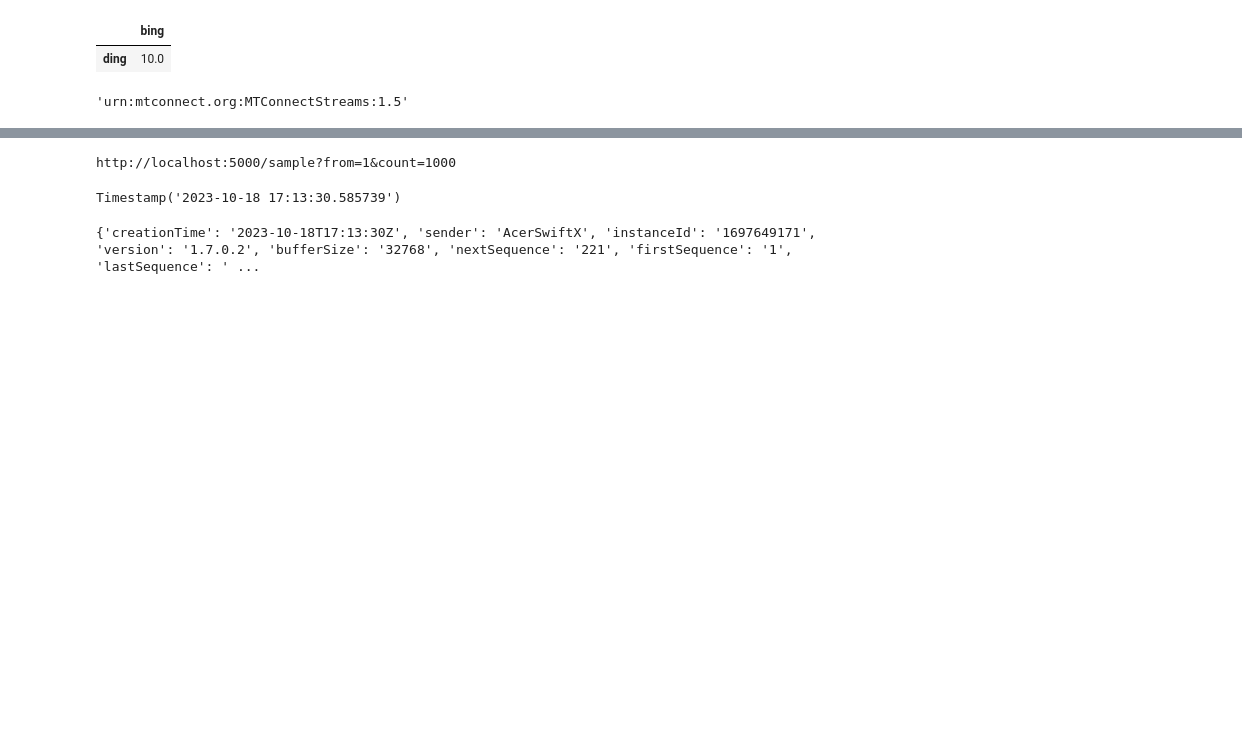
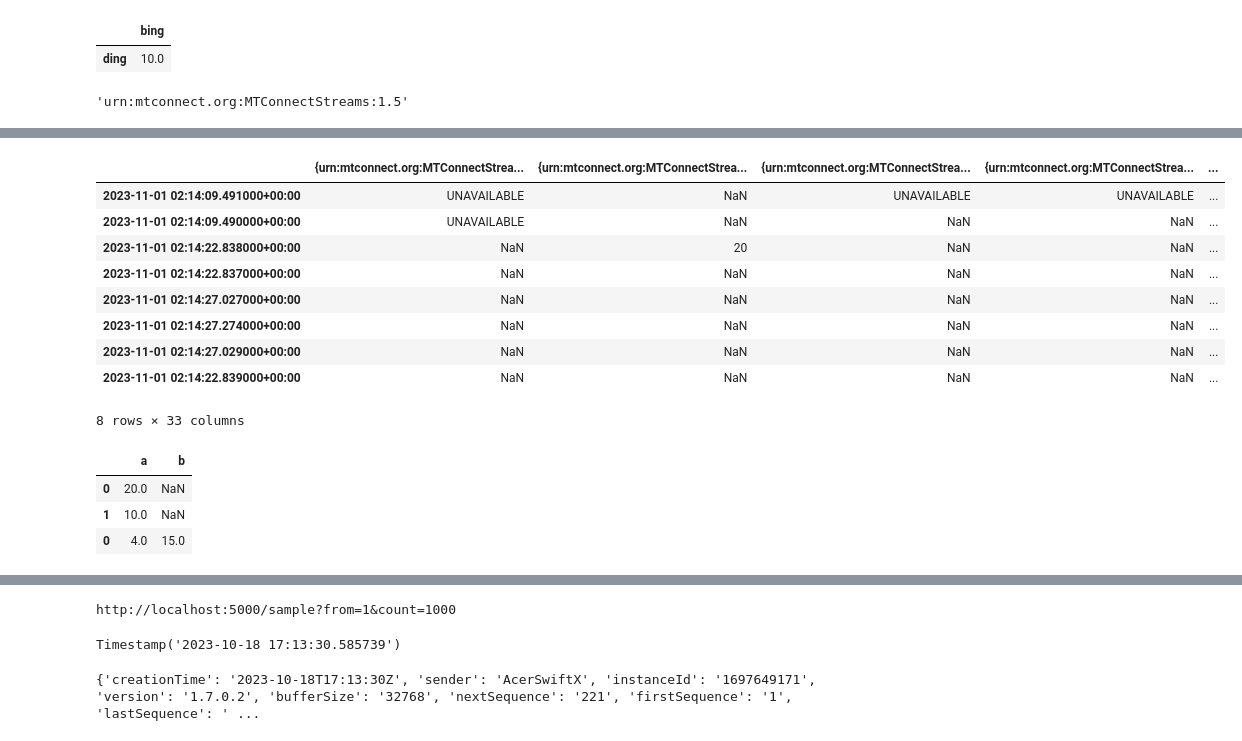
Before and after one commit to vamsi10010/iiot-data-labelling, a Jupyter notebook: notebooks/script_testing.ipynb, the cells around one changed output, grey strips where cells are left out. Drawn from its saved outputs; the diff is of its cells as text; code cells hidden in the pictures; blank space fills up the shorter version.

```diff
--- a/notebooks/script_testing.ipynb
+++ b/notebooks/script_testing.ipynb
@@ -43,0 +82,25 @@ CUTTING NORMAL
+# %%
+pd.concat([df, newdf])
+# %% [output]
+|  | {urn:mtconnect.org:MTConnectStrea... | {urn:mtconnect.org:MTConnectStrea... | {urn:mtconnect.org:MTConnectStrea... | {urn:mtconnect.org:MTConnectStrea... | ... |
+| 2023-11-01 02:14:09.491000+00:00 | UNAVAILABLE | NaN | UNAVAILABLE | UNAVAILABLE | ... |
+| 2023-11-01 02:14:09.490000+00:00 | UNAVAILABLE | NaN | NaN | NaN | ... |
+| 2023-11-01 02:14:22.838000+00:00 | NaN | 20 | NaN | NaN | ... |
+| 2023-11-01 02:14:22.837000+00:00 | NaN | NaN | NaN | NaN | ... |
+| 2023-11-01 02:14:27.027000+00:00 | NaN | NaN | NaN | NaN | ... |
+| 2023-11-01 02:14:27.274000+00:00 | NaN | NaN | NaN | NaN | ... |
+| 2023-11-01 02:14:27.029000+00:00 | NaN | NaN | NaN | NaN | ... |
+| 2023-11-01 02:14:22.839000+00:00 | NaN | NaN | NaN | NaN | ... |
+8 rows × 33 columns
+# %%
+df1 = pd.DataFrame()
+df1.at[0, 'a'] = 20
+df1.at[1, 'a'] = 10
+df2 = pd.DataFrame()
+df2.at[0, ('a', 'b')] = (4, 15)
+pd.concat([df1, df2])
+# %% [output]
+|  | a | b |
+| 0 | 20.0 | NaN |
+| 1 | 10.0 | NaN |
+| 0 | 4.0 | 15.0 |
```
Also changed, not shown: parts of 12 cells of this notebook, 2 other files.
